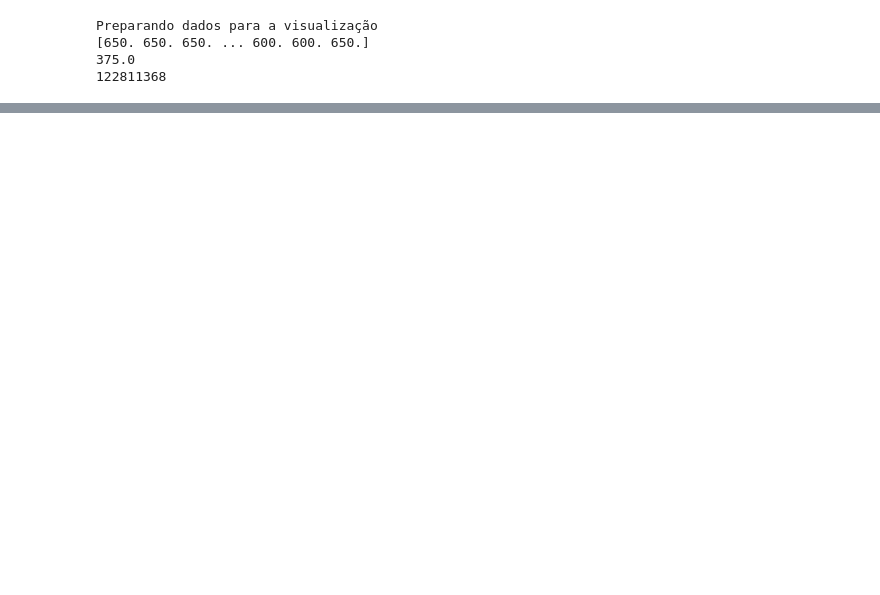
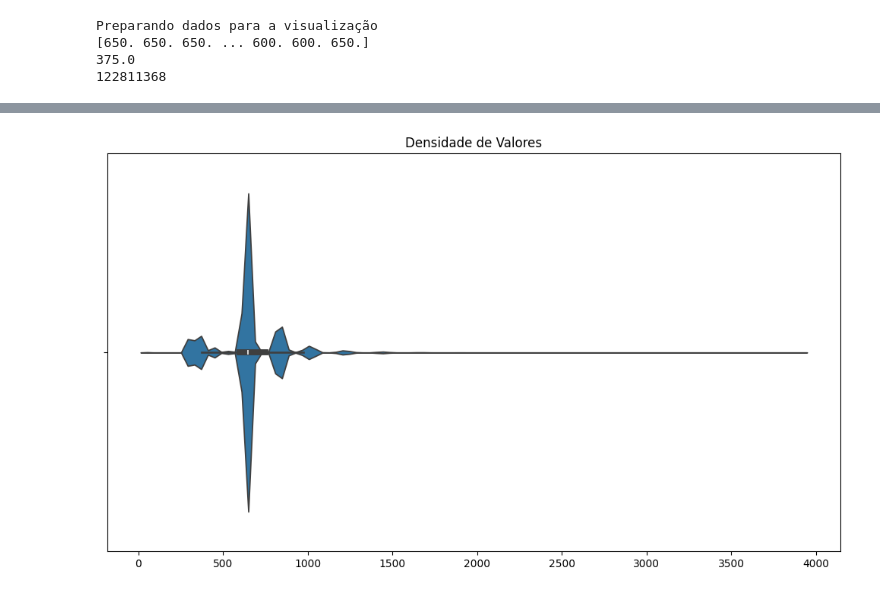
Before and after one commit to pgsrod/modulo-2, a Jupyter notebook: Aula14.ipynb, the cells around one changed output, grey strips where cells are left out. Cells and saved outputs as stored; diff of their text form; code cells hidden in the pictures; blank space fills up the shorter version.

```diff
--- a/Aula14.ipynb
+++ b/Aula14.ipynb
@@ -83,0 +111,9 @@ Preparando dados para a visualização
+# %%
+# violino
+plt.figure(figsize=(10, 6))
+sns.violinplot(x=valores)
+plt.title('Densidade de Valores')
+plt.tight_layout()
+plt.show()
+# %% [output]
+[figure, added]
```
Also changed, not shown: parts of 7 cells of this notebook.
